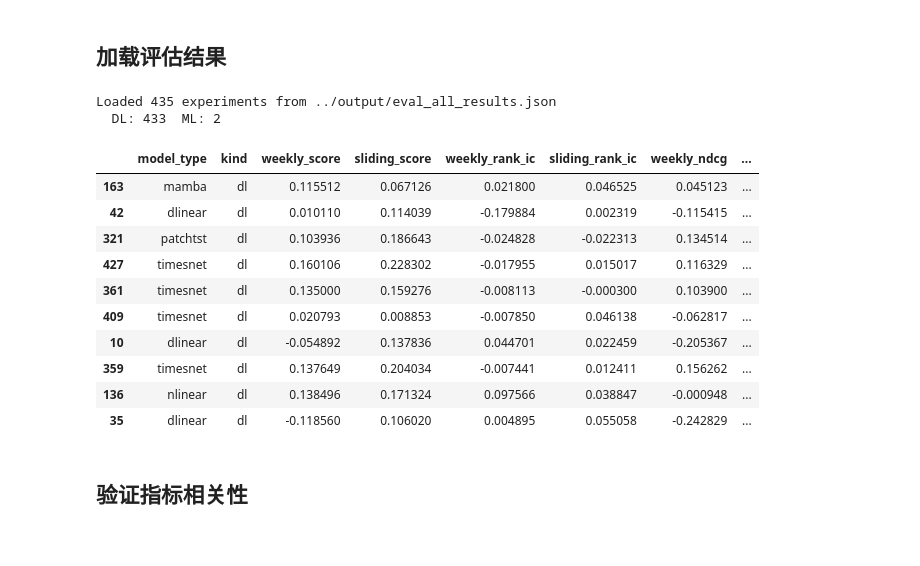
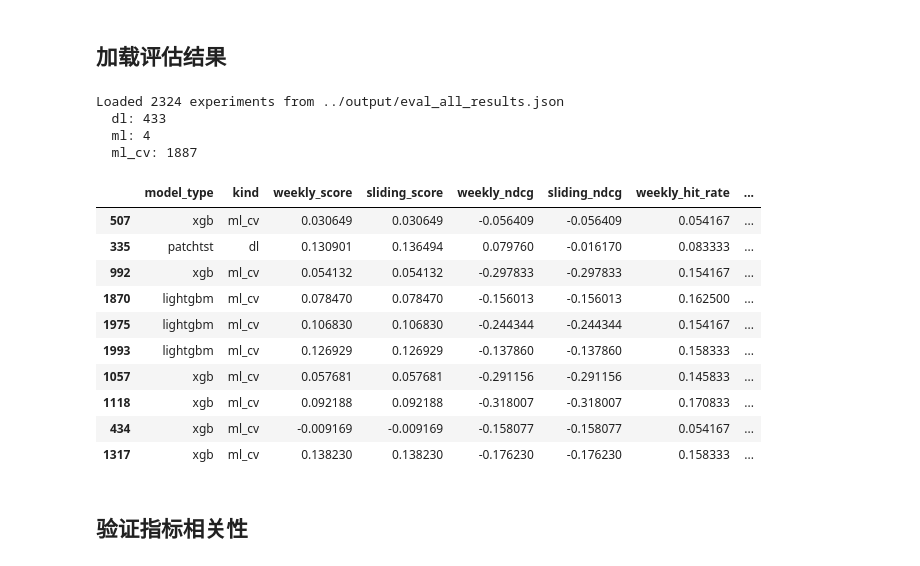
Before and after one commit to xyl-27/ETF, a Jupyter notebook: notebooks/ETF_results.ipynb, the cells around one changed output. Drawn from its saved outputs; the diff is of its cells as text; code cells hidden in the pictures.

```diff
--- a/notebooks/ETF_results.ipynb
+++ b/notebooks/ETF_results.ipynb
@@ -19,43 +19,47 @@ pd.set_option('display.width', None)
 # %%
 RESULTS_FILE = "../output/eval_all_results.json"
 
 if os.path.exists(RESULTS_FILE):
-    df = pd.read_json(RESULTS_FILE, orient='records')
+    df = pd.read_json(RESULTS_FILE, orient="records")
     print(f"Loaded {len(df)} experiments from {RESULTS_FILE}")
-    if 'kind' in df.columns:
-        print(f"  DL: {len(df[df['kind']=='dl'])}  ML: {len(df[df['kind']=='ml'])}")
+    if "kind" in df.columns:
+        for k in ["dl", "ml", "ml_cv"]:
+            n = len(df[df["kind"]==k])
+            if n:
+                print(f"  {k}: {n}")
 else:
     import glob
     files = glob.glob("../model/**/eval_results.json", recursive=True)
     rows = []
     for f in files:
         with open(f) as fh:
             r = json.load(fh)
-            r['exp_dir'] = str(Path(f).parent)
+            r["exp_dir"] = str(Path(f).parent)
             rows.append(r)
     df = pd.DataFrame(rows) if rows else pd.DataFrame()
     print(f"Loaded {len(df)} experiments from individual eval_results.json")
 
-display_cols = ['model_type', 'kind', 'weekly_score', 'sliding_score',
-                'weekly_rank_ic', 'sliding_rank_ic',
-                'weekly_ndcg', 'sliding_ndcg', 'weekly_hit_rate', 'sliding_hit_rate']
+display_cols = ["model_type", "kind", "weekly_score", "sliding_score",
+                "weekly_ndcg", "sliding_ndcg", "weekly_hit_rate", "sliding_hit_rate"]
 display_cols = [c for c in display_cols if c in df.columns]
 if not df.empty:
-    display(df[display_cols].sample(10))
+    display(df[display_cols].sample(min(10, len(df))))
 # %% [output]
-Loaded 435 experiments from ../output/eval_all_results.json
-  DL: 433  ML: 2
+Loaded 2324 experiments from ../output/eval_all_results.json
+  dl: 433
+  ml: 4
+  ml_cv: 1887
-|  | model_type | kind | weekly_score | sliding_score | weekly_rank_ic | sliding_rank_ic | weekly_ndcg | ... |
-| 163 | mamba | dl | 0.115512 | 0.067126 | 0.021800 | 0.046525 | 0.045123 | ... |
-| 42 | dlinear | dl | 0.010110 | 0.114039 | -0.179884 | 0.002319 | -0.115415 | ... |
-| 321 | patchtst | dl | 0.103936 | 0.186643 | -0.024828 | -0.022313 | 0.134514 | ... |
-| 427 | timesnet | dl | 0.160106 | 0.228302 | -0.017955 | 0.015017 | 0.116329 | ... |
-| 361 | timesnet | dl | 0.135000 | 0.159276 | -0.008113 | -0.000300 | 0.103900 | ... |
-| 409 | timesnet | dl | 0.020793 | 0.008853 | -0.007850 | 0.046138 | -0.062817 | ... |
-| 10 | dlinear | dl | -0.054892 | 0.137836 | 0.044701 | 0.022459 | -0.205367 | ... |
-| 359 | timesnet | dl | 0.137649 | 0.204034 | -0.007441 | 0.012411 | 0.156262 | ... |
-| 136 | nlinear | dl | 0.138496 | 0.171324 | 0.097566 | 0.038847 | -0.000948 | ... |
-| 35 | dlinear | dl | -0.118560 | 0.106020 | 0.004895 | 0.055058 | -0.242829 | ... |
+|  | model_type | kind | weekly_score | sliding_score | weekly_ndcg | sliding_ndcg | weekly_hit_rate | ... |
+| 507 | xgb | ml_cv | 0.030649 | 0.030649 | -0.056409 | -0.056409 | 0.054167 | ... |
+| 335 | patchtst | dl | 0.130901 | 0.136494 | 0.079760 | -0.016170 | 0.083333 | ... |
+| 992 | xgb | ml_cv | 0.054132 | 0.054132 | -0.297833 | -0.297833 | 0.154167 | ... |
+| 1870 | lightgbm | ml_cv | 0.078470 | 0.078470 | -0.156013 | -0.156013 | 0.162500 | ... |
+| 1975 | lightgbm | ml_cv | 0.106830 | 0.106830 | -0.244344 | -0.244344 | 0.154167 | ... |
+| 1993 | lightgbm | ml_cv | 0.126929 | 0.126929 | -0.137860 | -0.137860 | 0.158333 | ... |
+| 1057 | xgb | ml_cv | 0.057681 | 0.057681 | -0.291156 | -0.291156 | 0.145833 | ... |
+| 1118 | xgb | ml_cv | 0.092188 | 0.092188 | -0.318007 | -0.318007 | 0.170833 | ... |
+| 434 | xgb | ml_cv | -0.009169 | -0.009169 | -0.158077 | -0.158077 | 0.054167 | ... |
+| 1317 | xgb | ml_cv | 0.138230 | 0.138230 | -0.176230 | -0.176230 | 0.158333 | ... |
 # %% [markdown]
 ## 验证指标相关性
 # %%
```
Also changed, not shown: parts of 6 cells of this notebook, 5 other files.
